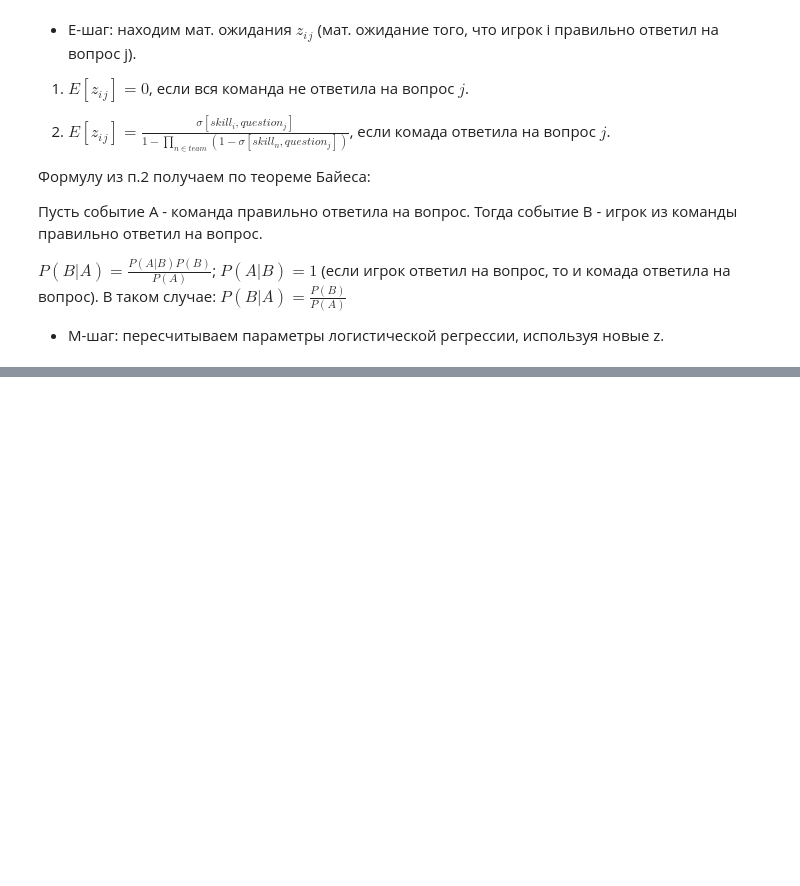
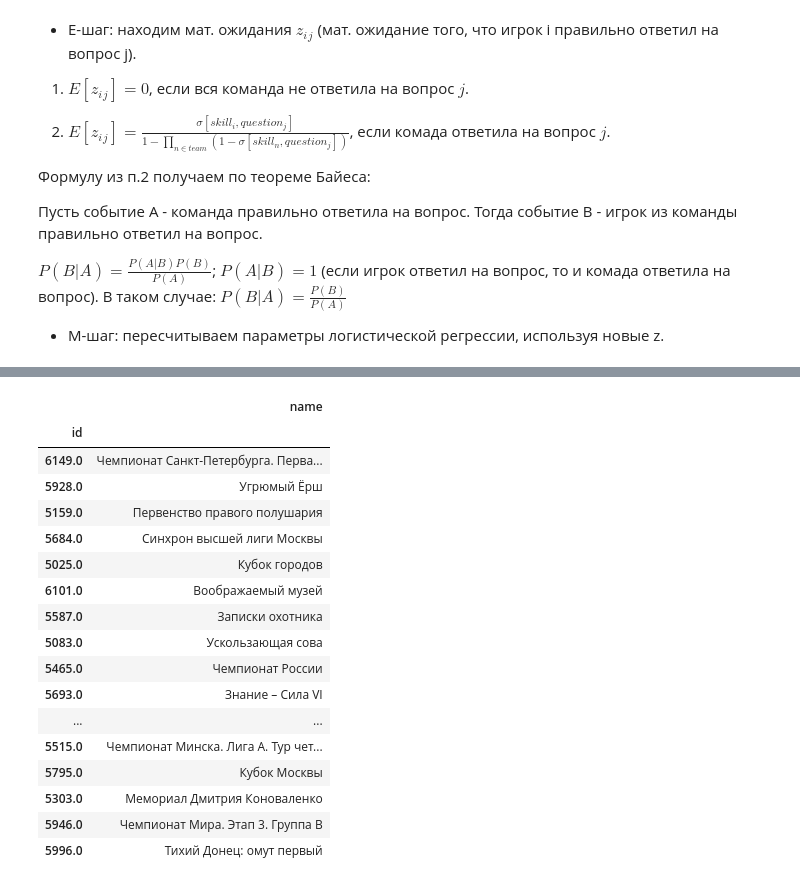
Before and after one commit to IAmLegion2101/adv_ml, a Jupyter notebook: hw2.ipynb, the cells around one changed output, grey strips where cells are left out. Cells and saved outputs as stored; diff of their text form; code cells hidden in the pictures; blank space fills up the shorter version.

```diff
--- a/hw2.ipynb
+++ b/hw2.ipynb
@@ -361,0 +412,21 @@ best_model = models_list[0]
+# %%
+pd_top_hardest.head(20)
+# %% [output]
+|  | name |
+| id |  |
+| 6149.0 | Чемпионат Санкт-Петербурга. Перва... |
+| 5928.0 | Угрюмый Ёрш |
+| 5159.0 | Первенство правого полушария |
+| 5684.0 | Синхрон высшей лиги Москвы |
+| 5025.0 | Кубок городов |
+| 6101.0 | Воображаемый музей |
+| 5587.0 | Записки охотника |
+| 5083.0 | Ускользающая сова |
+| 5465.0 | Чемпионат России |
+| 5693.0 | Знание – Сила VI |
+| ... | ... |
+| 5515.0 | Чемпионат Минска. Лига А. Тур чет... |
+| 5795.0 | Кубок Москвы |
+| 5303.0 | Мемориал Дмитрия Коноваленко |
+| 5946.0 | Чемпионат Мира. Этап 3. Группа В |
+| 5996.0 | Тихий Донец: омут первый |
```
Also changed, not shown: parts of 10 cells of this notebook.
